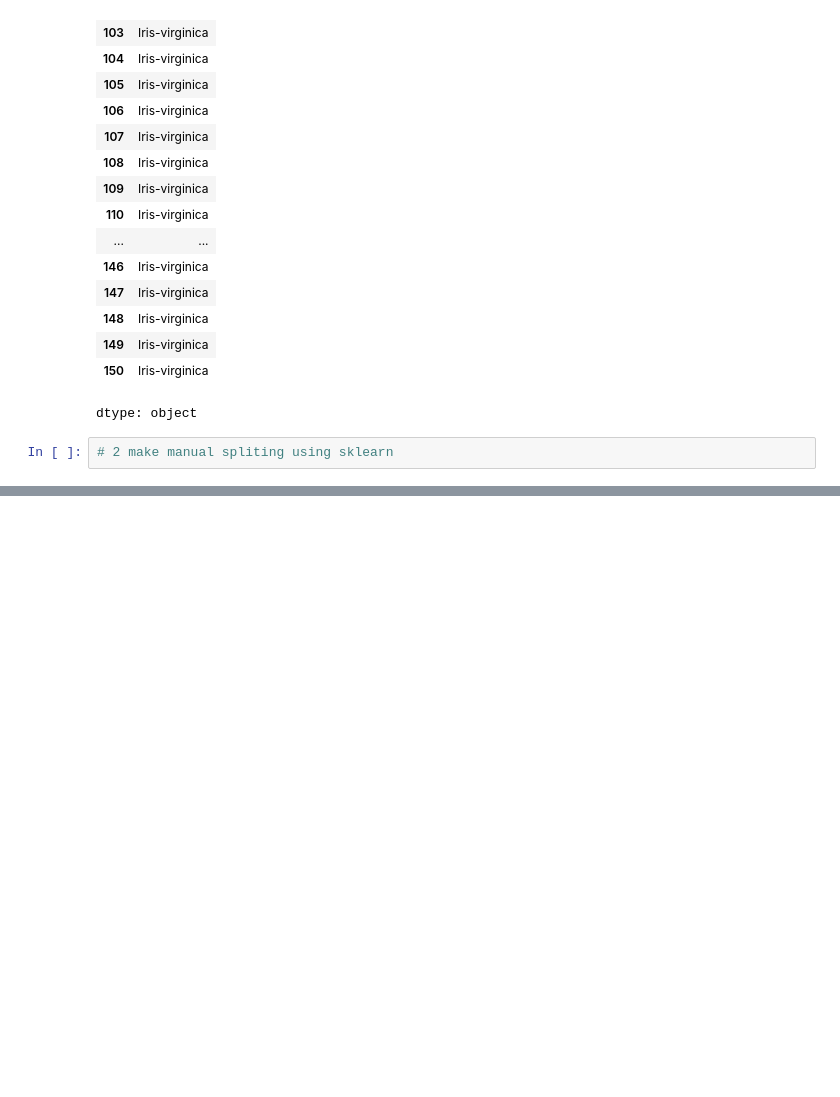
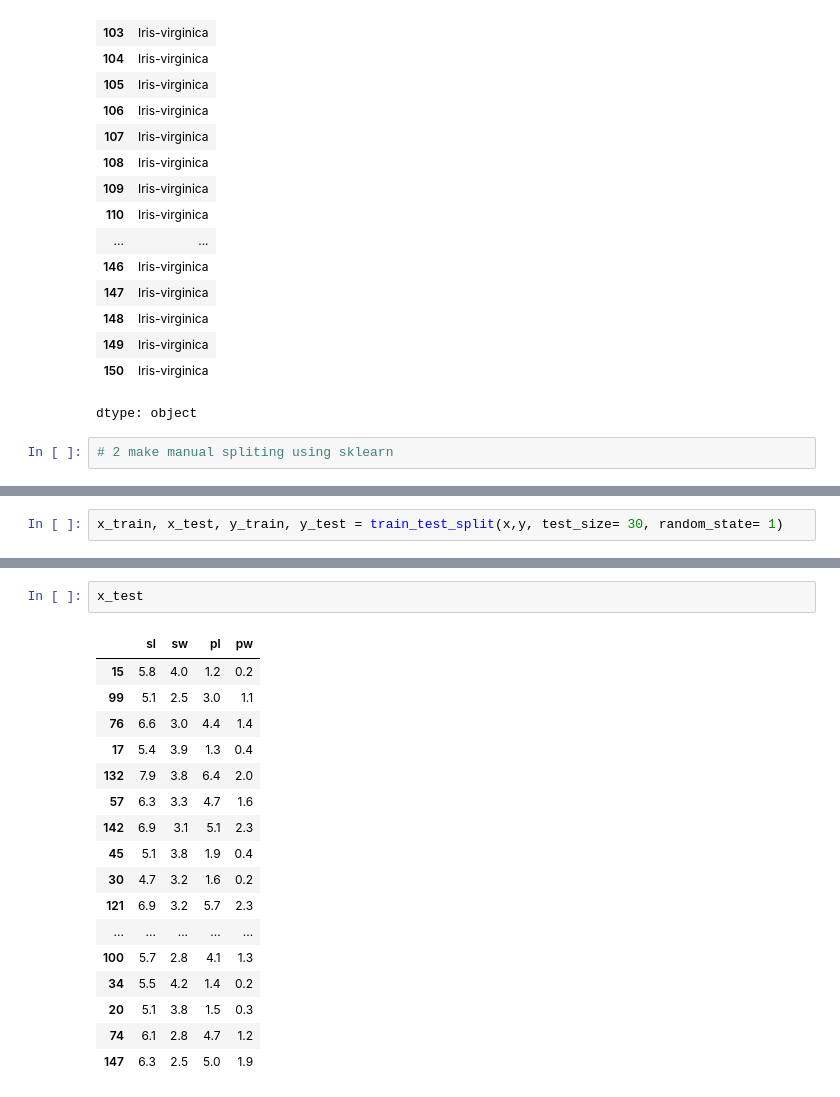
Before and after one commit to surajks25/ML_workspace, a Jupyter notebook: day3.ipynb, the cells around one changed output, grey strips where cells are left out. Cells and saved outputs as stored; diff of their text form; blank space fills up the shorter version.

```diff
--- a/day3.ipynb
+++ b/day3.ipynb
@@ -208,0 +211,2 @@ dtype: object
+# %%
+x_train, x_test, y_train, y_test = train_test_split(x,y, test_size= 30, random_state= 1)
@@ -208,0 +229,20 @@ dtype: object
+# %%
+x_test
+# %% [output]
+|  | sl | sw | pl | pw |
+| 15 | 5.8 | 4.0 | 1.2 | 0.2 |
+| 99 | 5.1 | 2.5 | 3.0 | 1.1 |
+| 76 | 6.6 | 3.0 | 4.4 | 1.4 |
+| 17 | 5.4 | 3.9 | 1.3 | 0.4 |
+| 132 | 7.9 | 3.8 | 6.4 | 2.0 |
+| 57 | 6.3 | 3.3 | 4.7 | 1.6 |
+| 142 | 6.9 | 3.1 | 5.1 | 2.3 |
+| 45 | 5.1 | 3.8 | 1.9 | 0.4 |
+| 30 | 4.7 | 3.2 | 1.6 | 0.2 |
+| 121 | 6.9 | 3.2 | 5.7 | 2.3 |
+| ... | ... | ... | ... | ... |
+| 100 | 5.7 | 2.8 | 4.1 | 1.3 |
+| 34 | 5.5 | 4.2 | 1.4 | 0.2 |
+| 20 | 5.1 | 3.8 | 1.5 | 0.3 |
+| 74 | 6.1 | 2.8 | 4.7 | 1.2 |
+| 147 | 6.3 | 2.5 | 5.0 | 1.9 |
```
Also changed, not shown: parts of 4 cells of this notebook.
